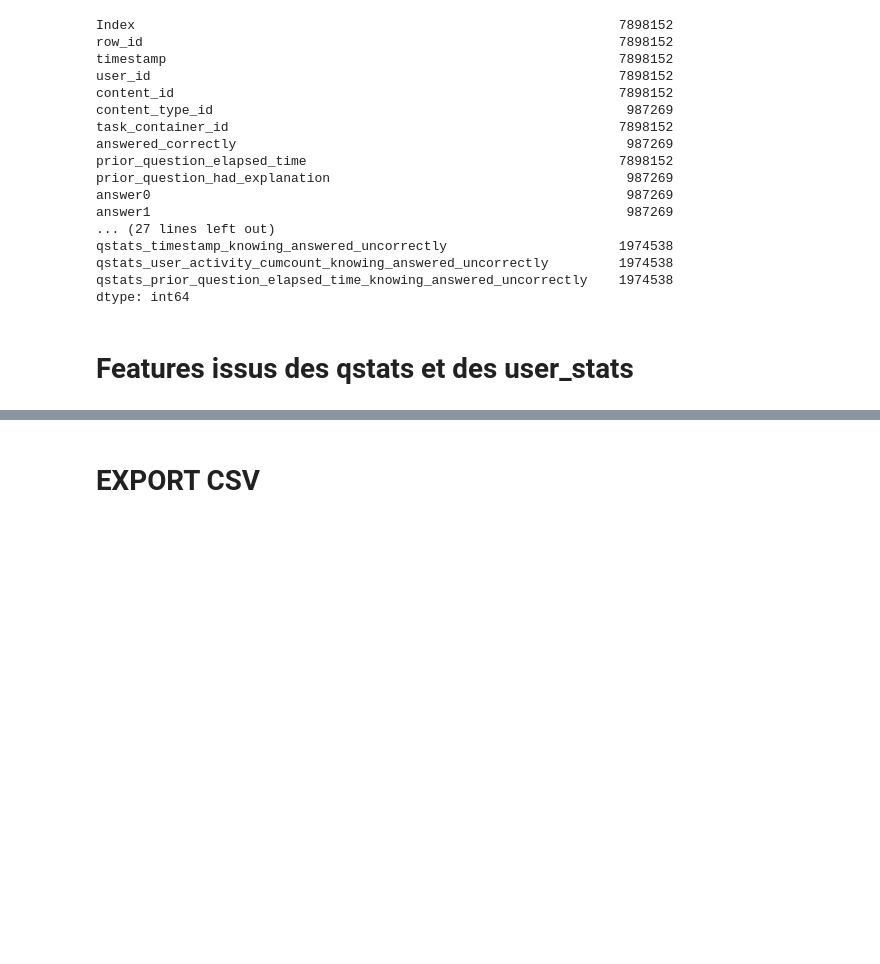
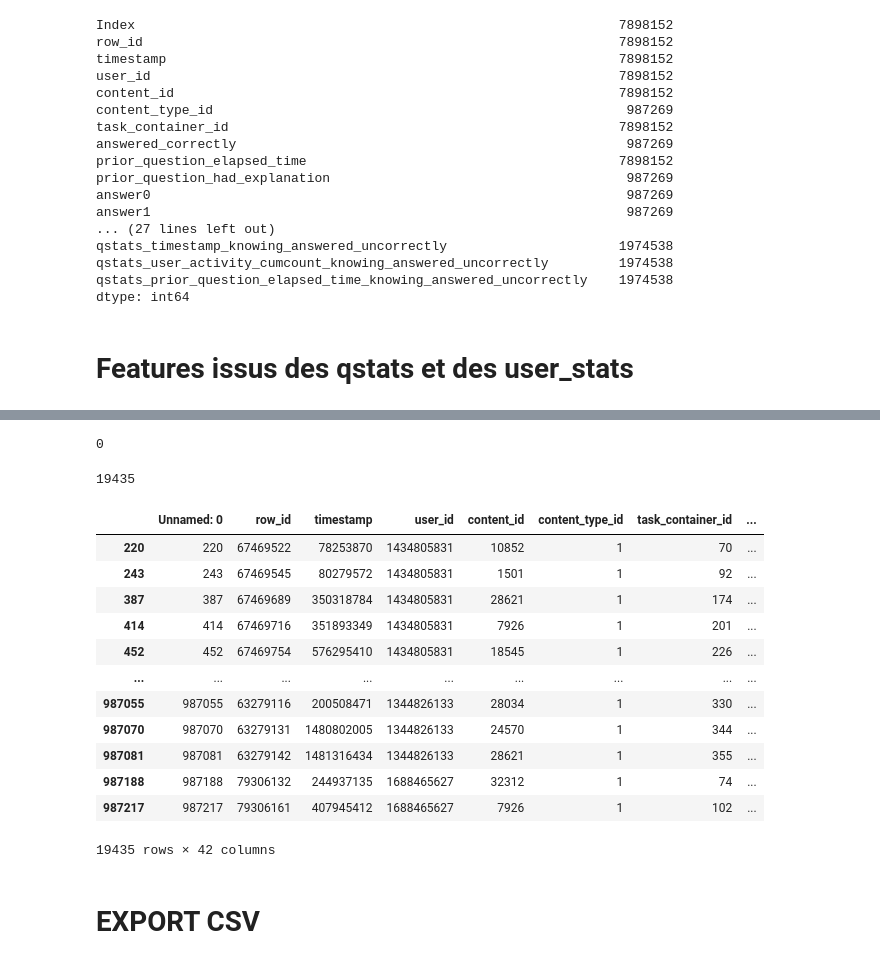
Before and after one commit to YohannD/riiid_final_project, a Jupyter notebook: notebooks/tm_Features_engineering.ipynb, the cells around one changed output, grey strips where cells are left out. Drawn from its saved outputs; the diff is of its cells as text; code cells hidden in the pictures; blank space fills up the shorter version.

```diff
--- a/notebooks/tm_Features_engineering.ipynb
+++ b/notebooks/tm_Features_engineering.ipynb
@@ -755,12 +757,2 @@ dtype: int64
 # %%
 train_1M_augm=train_1M_clean.copy()
-# %%
-personalized_qstat_knowing_had_explanation_or_not_list=[]
-for i in range(len(train_1M_augm)):
-    personalized_proba=-1
-    if train_1M_augm.iloc[i].prior_question_had_explanation==0:
-        personalized_proba=train_1M_augm.iloc[i].qstats_answered_correctly_knowing_having_not_had_explanation
-    elif train_1M_augm.iloc[i].prior_question_had_explanation==1:
-        personalized_proba=train_1M_augm.iloc[i].qstats_answered_correctly_knowing_having_had_explanation
-    personalized_qstat_knowing_had_explanation_or_not_list.append(personalized_proba)
-train_1M_augm['personalized_qstat_knowing_had_explanation_or_not']=personalized_qstat_knowing_had_explanation_or_not_list
@@ -769,8 +779,16 @@ KeyboardInterrupt:
 # %%
 def personalized_qstat_knowing_had_explanation_or_not(row):
+    if row['content_type_id']==1:
+        return -1
     if row['prior_question_had_explanation'] == 0 :
+        if np.isnan(row['qstats_answered_correctly_knowing_having_not_had_explanation']):
+            return row['qstats_answered_correctly']
         return row['qstats_answered_correctly_knowing_having_not_had_explanation']
     if row['prior_question_had_explanation'] == 1 :
+        if np.isnan(row['qstats_answered_correctly_knowing_having_had_explanation']):
+            if np.isnan(row['qstats_answered_correctly_knowing_having_not_had_explanation']):
+                return row['qstats_answered_correctly']
+            return row['qstats_answered_correctly_knowing_having_not_had_explanation']
         return row['qstats_answered_correctly_knowing_having_had_explanation']
     return -1
 # %%
@@ -778,3 +816,29 @@ train_1M_augm['user_personalized_qstat_knowing_had_explanation_or_not']=train_1M
+# %%
+minusoneqty=len(train_1M_augm.query('user_personalized_qstat_knowing_had_explanation_or_not==-1'))
+minusoneqty
+# %% [output]
+0
+# %%
+lecturesqty=len(train_1M_augm.query('content_type_id==1'))
+lecturesqty
+# %% [output]
+19435
+# %%
+train_1M_augm.query('content_type_id==1')
+# %% [output]
+|  | Unnamed: 0 | row_id | timestamp | user_id | content_id | content_type_id | task_container_id | ... |
+| 220 | 220 | 67469522 | 78253870 | 1434805831 | 10852 | 1 | 70 | ... |
+| 243 | 243 | 67469545 | 80279572 | 1434805831 | 1501 | 1 | 92 | ... |
+| 387 | 387 | 67469689 | 350318784 | 1434805831 | 28621 | 1 | 174 | ... |
+| 414 | 414 | 67469716 | 351893349 | 1434805831 | 7926 | 1 | 201 | ... |
+| 452 | 452 | 67469754 | 576295410 | 1434805831 | 18545 | 1 | 226 | ... |
+| ... | ... | ... | ... | ... | ... | ... | ... | ... |
+| 987055 | 987055 | 63279116 | 200508471 | 1344826133 | 28034 | 1 | 330 | ... |
+| 987070 | 987070 | 63279131 | 1480802005 | 1344826133 | 24570 | 1 | 344 | ... |
+| 987081 | 987081 | 63279142 | 1481316434 | 1344826133 | 28621 | 1 | 355 | ... |
+| 987188 | 987188 | 79306132 | 244937135 | 1688465627 | 32312 | 1 | 74 | ... |
+| 987217 | 987217 | 79306161 | 407945412 | 1688465627 | 7926 | 1 | 102 | ... |
+19435 rows × 42 columns
 # %% [markdown]
 # EXPORT CSV
 # %% [markdown]
```
Also changed, not shown: parts of 9 cells of this notebook, 1 other file.
